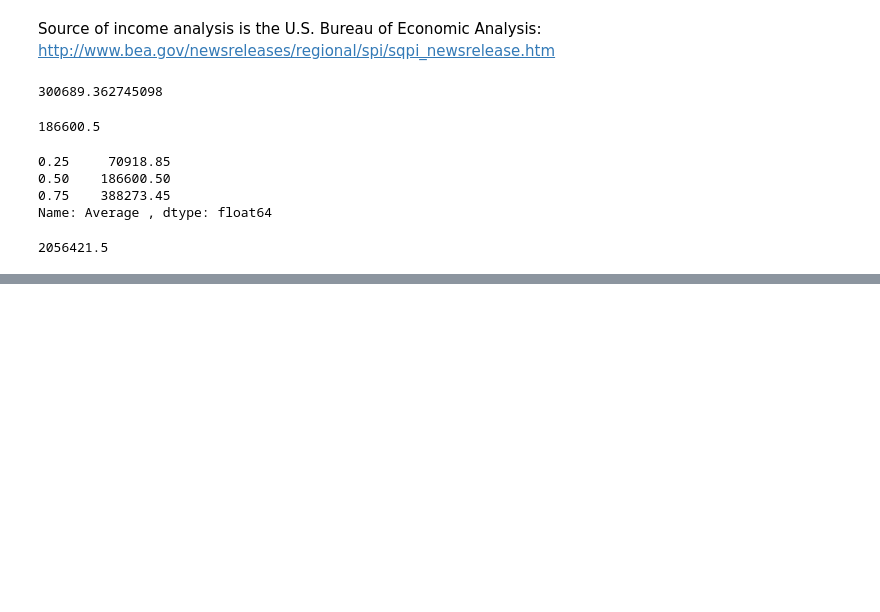
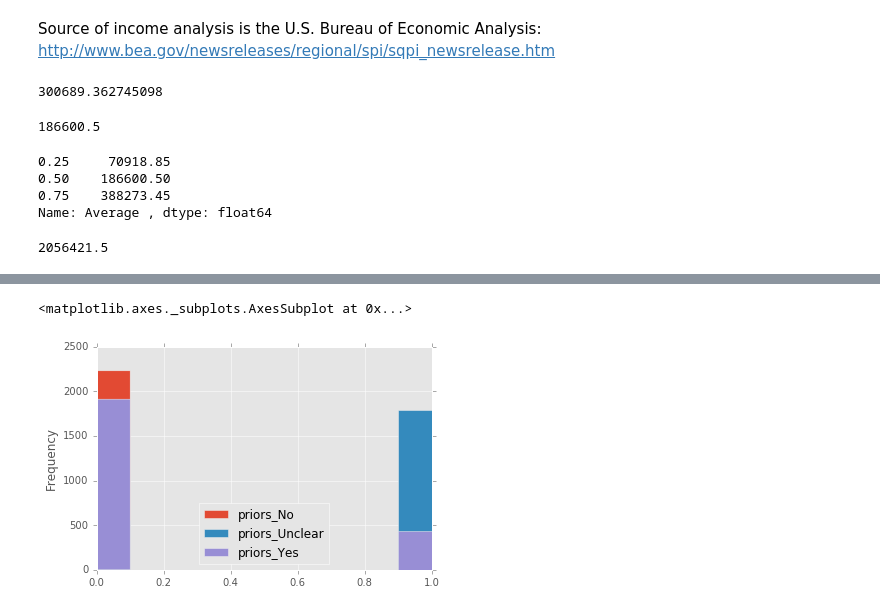
Before and after one commit to elmeauxyo/DS-SF-25, a Jupyter notebook: final-project/3/FPpolicefatalities.ipynb, the cells around one changed output, grey strips where cells are left out. Cells and saved outputs as stored; diff of their text form; code cells hidden in the pictures; blank space fills up the shorter version.

```diff
--- a/final-project/3/FPpolicefatalities.ipynb
+++ b/final-project/3/FPpolicefatalities.ipynb
@@ -358,0 +480,3 @@ ys
+# %%
+df_priors = pd.get_dummies(df['priors'], prefix = 'priors')
+df_priors
@@ -358,0 +609,5 @@ ys
+# %%
+df_priors.plot(kind = 'hist')
+# %% [output]
+<matplotlib.axes._subplots.AxesSubplot at 0x...>
+[figure, added]
```
Also changed, not shown: parts of 64 cells of this notebook.
